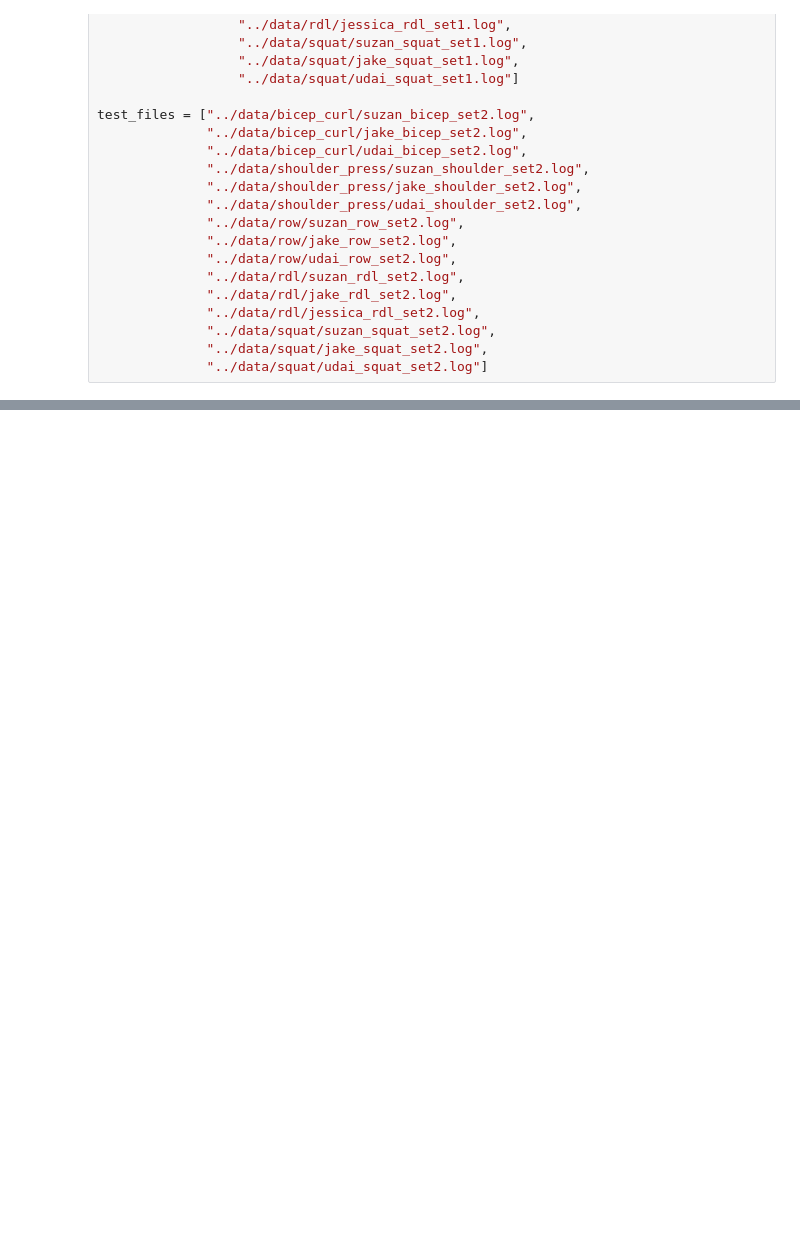
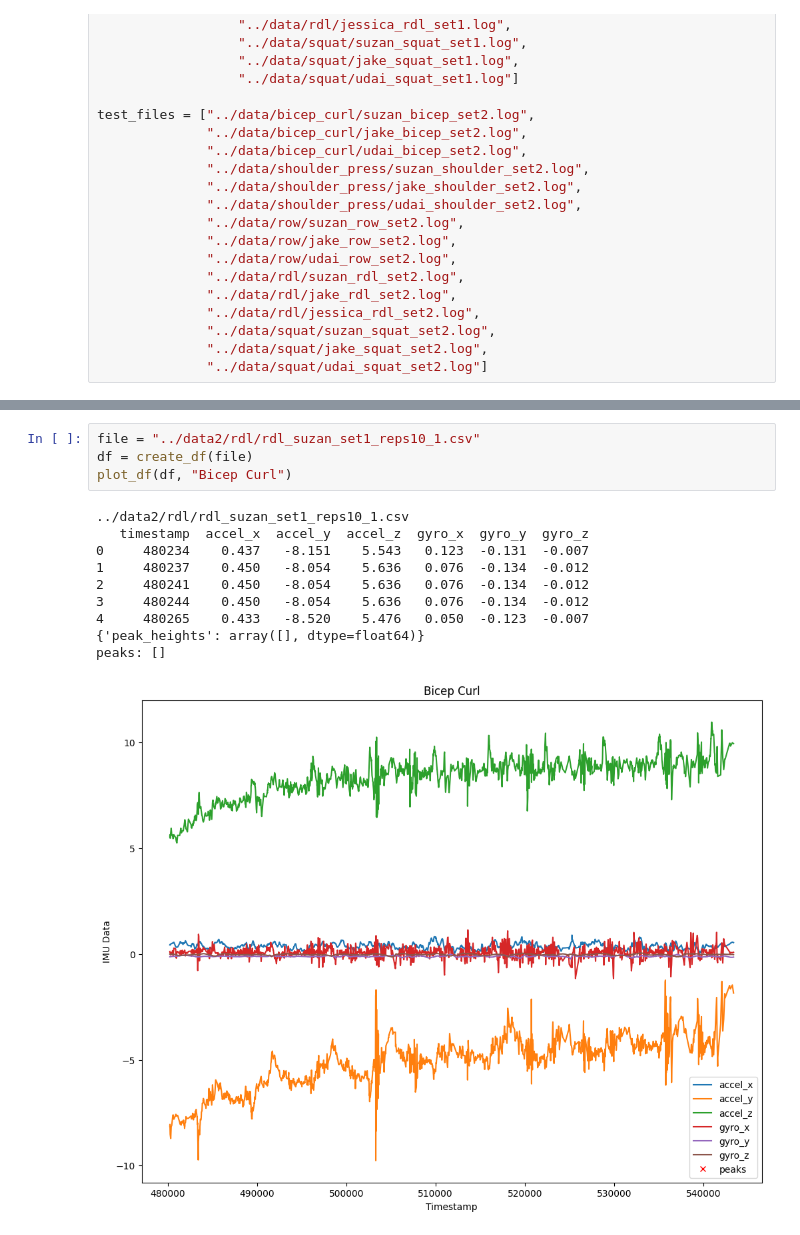
Before and after one commit to suzanmanasreh/wireless-imu-activity-tracking, a Jupyter notebook: data_process/process.ipynb, the cells around one changed output, grey strips where cells are left out. Drawn from its saved outputs; the diff is of its cells as text; blank space fills up the shorter version.

```diff
--- a/data_process/process.ipynb
+++ b/data_process/process.ipynb
@@ -132,0 +166,15 @@ plot_df(df, "Bicep Curl")
+# %%
+file = "../data2/rdl/rdl_suzan_set1_reps10_1.csv"
+df = create_df(file)
+plot_df(df, "Bicep Curl")
+# %% [output]
+../data2/rdl/rdl_suzan_set1_reps10_1.csv
+   timestamp  accel_x  accel_y  accel_z  gyro_x  gyro_y  gyro_z
+0     480234    0.437   -8.151    5.543   0.123  -0.131  -0.007
+1     480237    0.450   -8.054    5.636   0.076  -0.134  -0.012
+2     480241    0.450   -8.054    5.636   0.076  -0.134  -0.012
+3     480244    0.450   -8.054    5.636   0.076  -0.134  -0.012
+4     480265    0.433   -8.520    5.476   0.050  -0.123  -0.007
+{'peak_heights': array([], dtype=float64)}
+peaks: []
+[figure, added]
```
Also changed, not shown: parts of 13 cells of this notebook, 19 other files.
